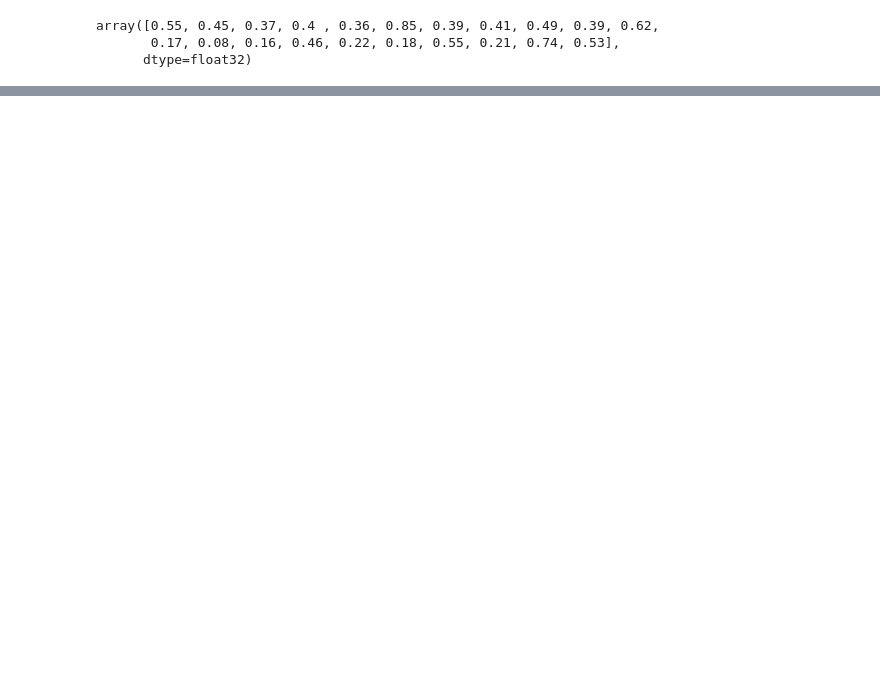
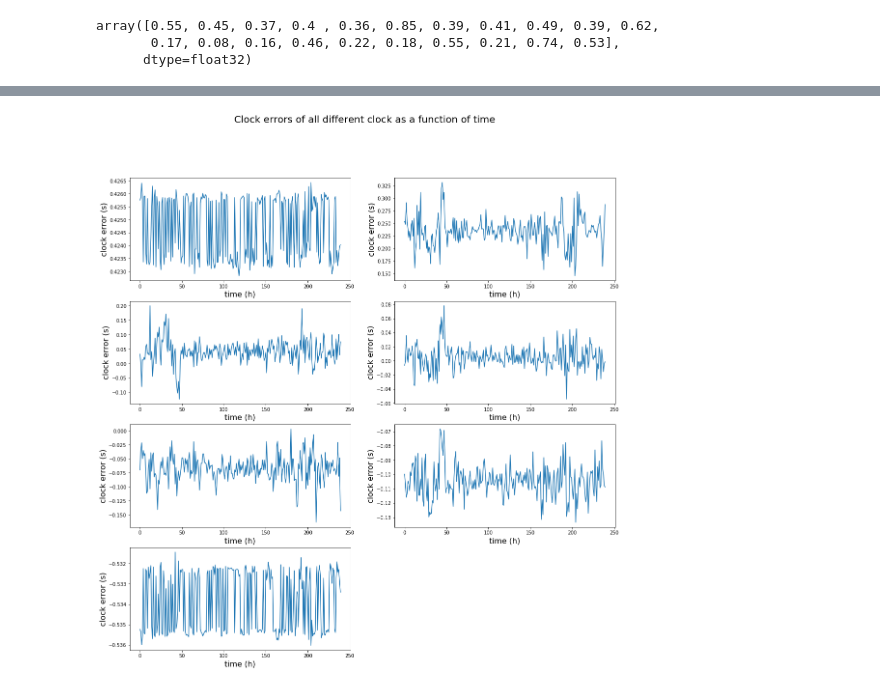
Before and after one commit to janguera/seismic-monitors-time-delay, a Jupyter notebook: Graph denoising Notebook.ipynb, the cells around one changed output, grey strips where cells are left out. Cells and saved outputs as stored; diff of their text form; code cells hidden in the pictures; blank space fills up the shorter version.

```diff
--- a/Graph denoising Notebook.ipynb
+++ b/Graph denoising Notebook.ipynb
@@ -628,0 +683,60 @@ array([0.55, 0.45, 0.37, 0.4 , 0.36, 0.85, 0.39, 0.41, 0.49, 0.39, 0.62,
+# %%
+fig = plt.figure(figsize=(18, 18))
+plt.suptitle("Clock errors of all different clock as a function of time", fontsize=20)
+#plt.yticks(fontsize=16)
+#plt.xticks(fontsize=16)
+ax1 = fig.add_subplot(4, 2, 1,aspect='auto')
+ax2 = fig.add_subplot(4, 2, 2, aspect='auto')
+ax3 = fig.add_subplot(4, 2, 3, aspect='auto')
+ax4 = fig.add_subplot(4, 2, 4, aspect='auto')
+ax5 = fig.add_subplot(4, 2, 5, aspect='auto')
+ax6 = fig.add_subplot(4, 2, 6, aspect='auto')
+ax7 = fig.add_subplot(4, 2, 7, aspect='auto')
+#ax8 = fig.add_subplot(4, 2, 8, aspect='auto')
+
+
+t = np.linspace(0, 1, 1000)
+
+#ax = plt.gca()
+
+ax1.plot(range(len(the_results[0:240,3])), the_results[0:240,0])
+ax1.set_xlabel("time (h)", fontsize=16)
+ax1.set_ylabel("clock error (s)", fontsize=16)
+#ax1.tick_params()
+#ax.xlabel('time (h)', fontsize=16)
+#plt.yticks(fontsize=16)
+#plt.xticks(fontsize=16)
+#ax.ylabel('delay (s)', fontsize=16)
+
+ax2.plot(range(len(the_results[0:240,3])), the_results[0:240,1])
+ax2.set_xlabel("time (h)", fontsize=16)
+ax2.set_ylabel("clock error (s)", fontsize=16)
+
+ax3.plot(range(len(the_results[0:240,3])), the_results[0:240,2])
+ax3.set_xlabel("time (h)", fontsize=16)
+ax3.set_ylabel("clock error (s)", fontsize=16)
+
+ax4.plot(range(len(the_results[0:240,3])), the_results[0:240,3])
+ax4.set_xlabel("time (h)", fontsize=16)
+ax4.set_ylabel("clock error (s)", fontsize=16)
+
+ax5.plot(range(len(the_results[0:240,3])), the_results[0:240,4])
+ax5.set_xlabel("time (h)", fontsize=16)
+ax5.set_ylabel("clock error (s)", fontsize=16)
+
+ax6.plot(range(len(the_results[0:240,3])), the_results[0:240,5])
+ax6.set_xlabel("time (h)", fontsize=16)
+ax6.set_ylabel("clock error (s)", fontsize=16)
+
+ax7.plot(range(len(the_results[0:240,3])), the_results[0:240,6])
+ax7.set_xlabel("time (h)", fontsize=16)
+ax7.set_ylabel("clock error (s)", fontsize=16)
+
+#ax8.plot(range(len(the_results[0:240,3])), the_results[0:240,6])
+#ax8.set_xlabel("time (h)", fontsize=16)
+#ax8.set_ylabel("clock error (s)", fontsize=16)
+
+
+plt.show()
+# %% [output]
+[figure, added]
```
Also changed, not shown: parts of 11 cells of this notebook, 10 other files.
